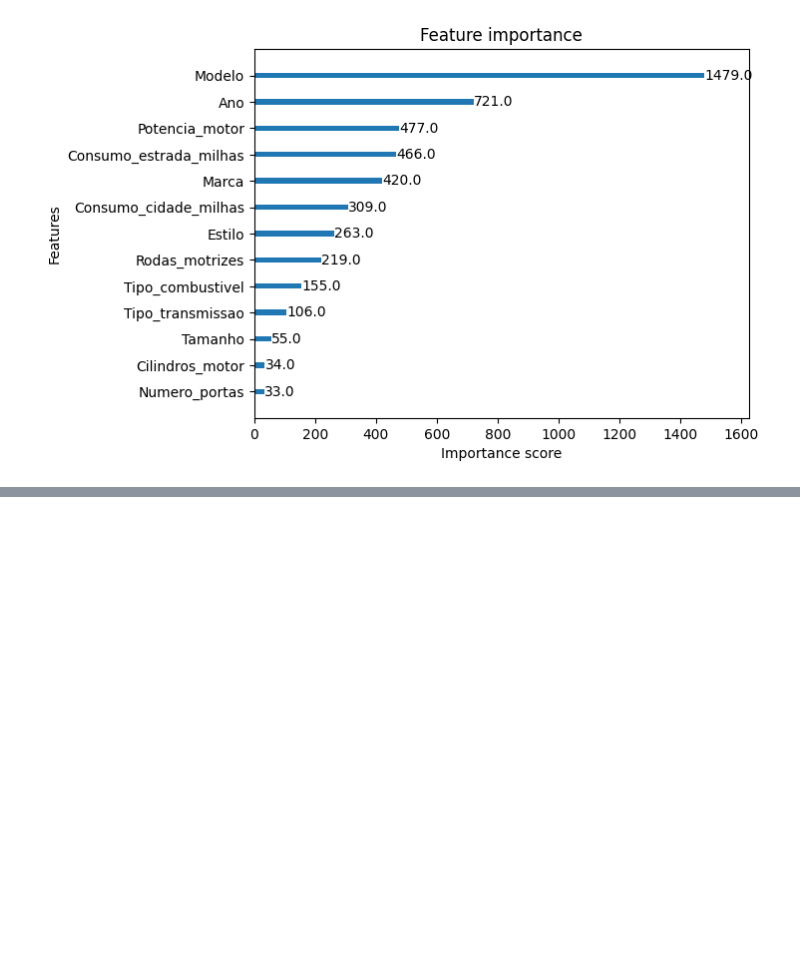
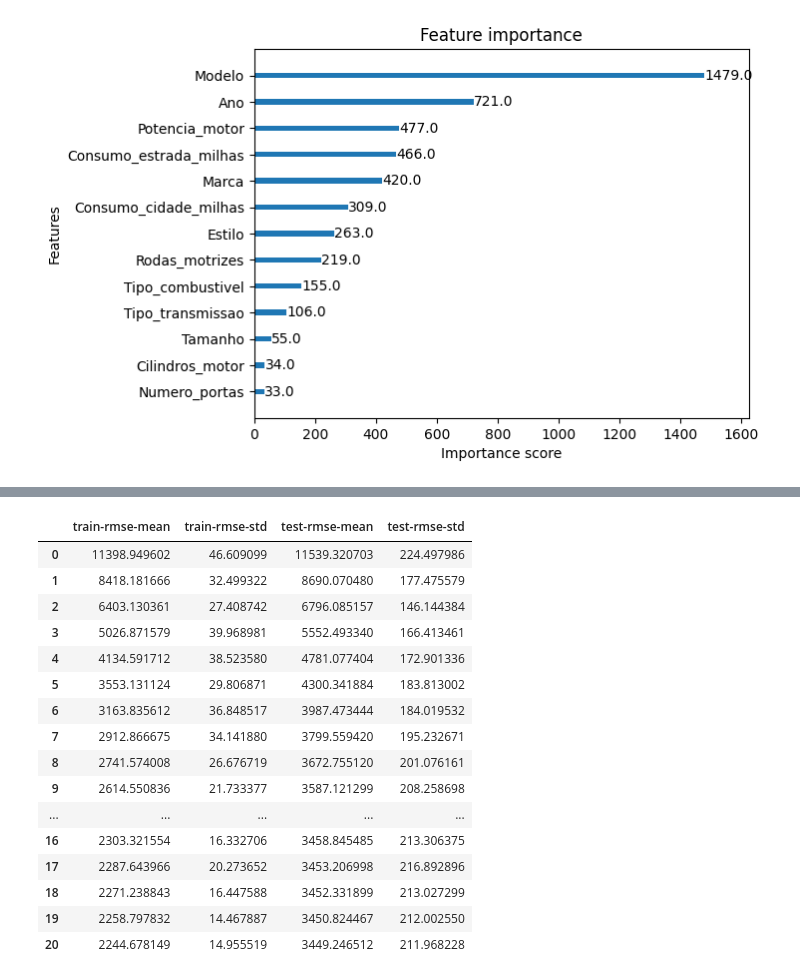
Before and after one commit to marcoamolinaro/machine-learning-alura, a Jupyter notebook: Regressão_Aprimorando_os_resultados_com_XGBoost/Projeto_Precificação_Automoveis_Usados.ipynb, the cells around one changed output, grey strips where cells are left out. Saved outputs shown, nothing was run; the diff lists cells and outputs as text; code cells hidden in the pictures; blank space fills up the shorter version.

```diff
--- a/Regressão_Aprimorando_os_resultados_com_XGBoost/Projeto_Precificação_Automoveis_Usados.ipynb
+++ b/Regressão_Aprimorando_os_resultados_com_XGBoost/Projeto_Precificação_Automoveis_Usados.ipynb
@@ -157,0 +188,13 @@ plt.show()
+# %%
+params={'objective':'reg:squarederror'}
+n = 100
+
+evals = [(dtreino, 'treino'), (dteste, 'validação')]
+
+modelo = xgb.train(
+    params=params,
+    dtrain=dtreino,
+    num_boost_round=n,
+    evals=evals,
+    verbose_eval=10
+)
@@ -157,0 +244,33 @@ plt.show()
+# %%
+params = {'objective': 'reg:squarederror'}
+
+cv_resultados = xgb.cv(
+    dtrain=dtreino,
+    params=params,
+    nfold=5,
+    num_boost_round=1000,
+    early_stopping_rounds=10,
+    metrics='rmse',
+    as_pandas=True,
+    seed=4789
+)
+
+cv_resultados
+# %% [output]
+|  | train-rmse-mean | train-rmse-std | test-rmse-mean | test-rmse-std |
+| 0 | 11398.949602 | 46.609099 | 11539.320703 | 224.497986 |
+| 1 | 8418.181666 | 32.499322 | 8690.070480 | 177.475579 |
+| 2 | 6403.130361 | 27.408742 | 6796.085157 | 146.144384 |
+| 3 | 5026.871579 | 39.968981 | 5552.493340 | 166.413461 |
+| 4 | 4134.591712 | 38.523580 | 4781.077404 | 172.901336 |
+| 5 | 3553.131124 | 29.806871 | 4300.341884 | 183.813002 |
+| 6 | 3163.835612 | 36.848517 | 3987.473444 | 184.019532 |
+| 7 | 2912.866675 | 34.141880 | 3799.559420 | 195.232671 |
+| 8 | 2741.574008 | 26.676719 | 3672.755120 | 201.076161 |
+| 9 | 2614.550836 | 21.733377 | 3587.121299 | 208.258698 |
+| ... | ... | ... | ... | ... |
+| 16 | 2303.321554 | 16.332706 | 3458.845485 | 213.306375 |
+| 17 | 2287.643966 | 20.273652 | 3453.206998 | 216.892896 |
+| 18 | 2271.238843 | 16.447588 | 3452.331899 | 213.027299 |
+| 19 | 2258.797832 | 14.467887 | 3450.824467 | 212.002550 |
+| 20 | 2244.678149 | 14.955519 | 3449.246512 | 211.968228 |
```
Also changed, not shown: parts of 4 cells of this notebook.
